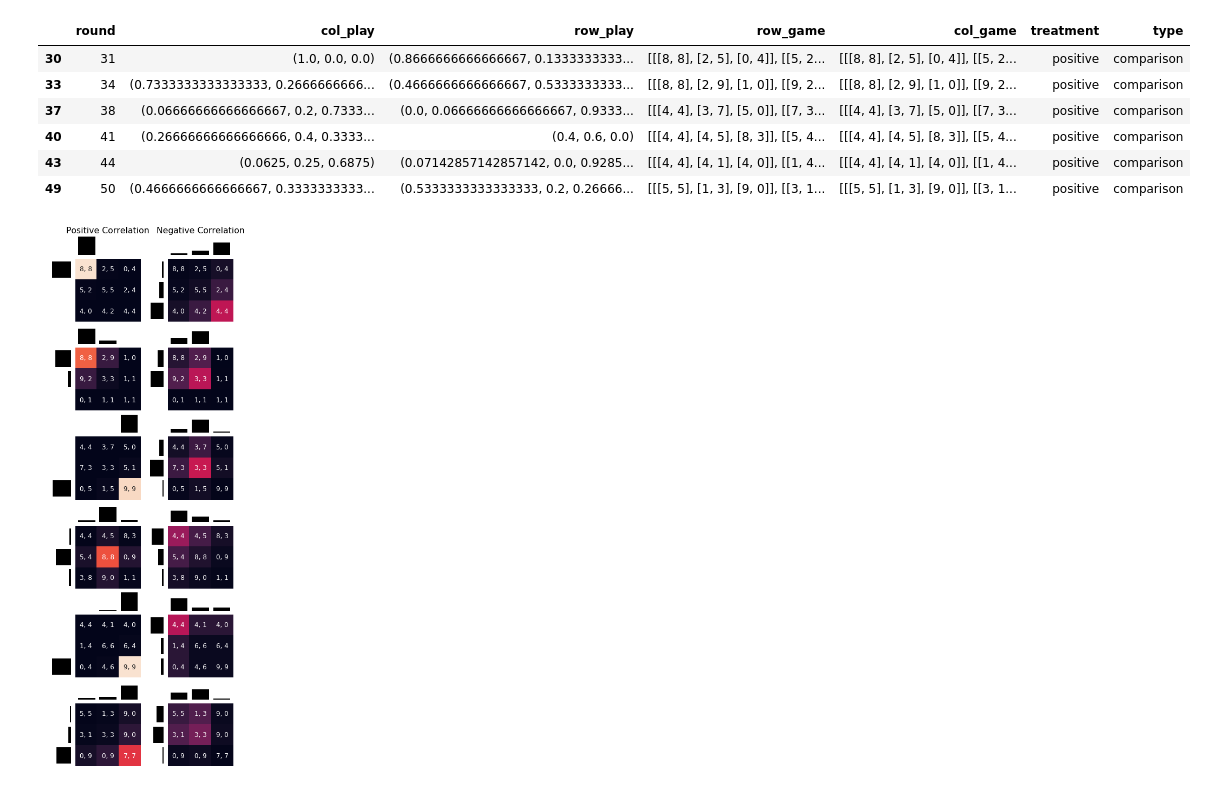
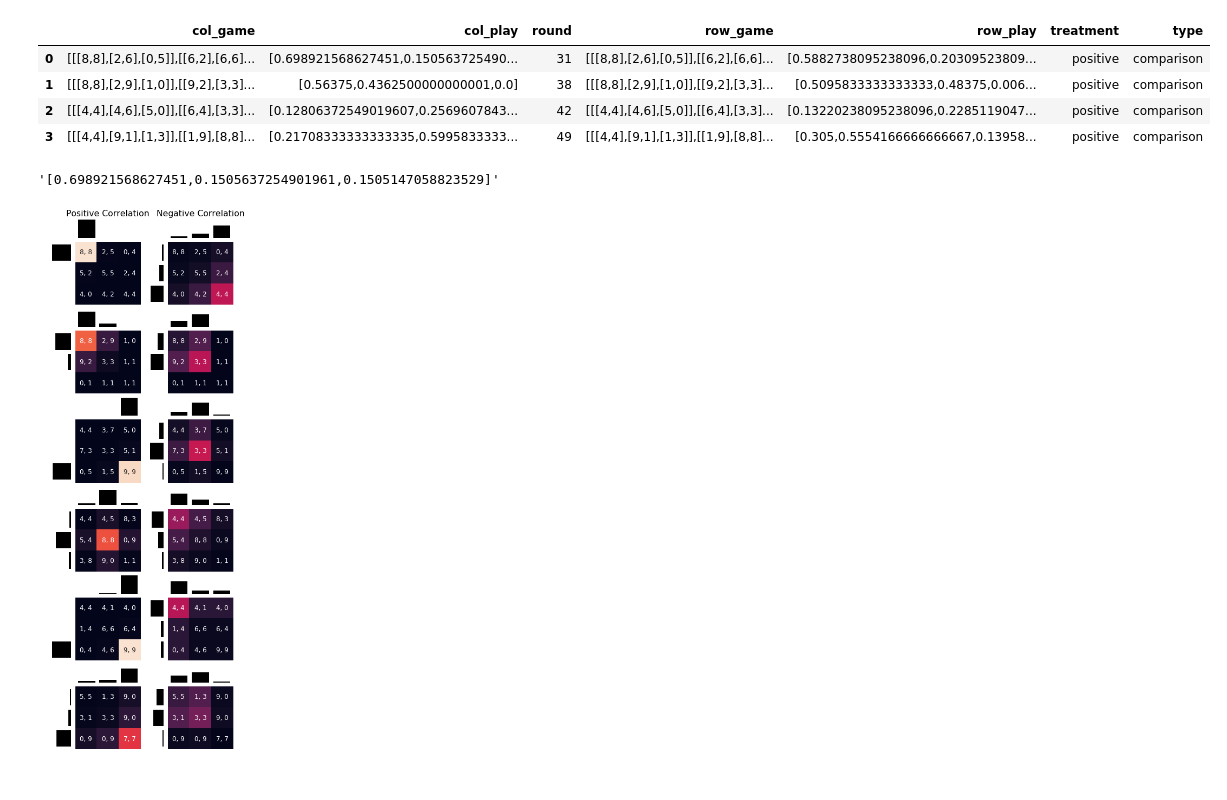
Before and after one commit to fredcallaway/initial-play, a Jupyter notebook: plot_games.ipynb, the cells around one changed output. Cells and saved outputs as stored; diff of their text form; code cells hidden in the pictures.

```diff
--- a/plot_games.ipynb
+++ b/plot_games.ipynb
@@ -14,20 +11,26 @@ The autoreload extension is already loaded. To reload it, use:
 # %%
-negative = pd.read_csv('data/processed/e3jydlve_play_distributions.csv').query('type == "comparison"')
-positive = pd.read_csv('data/processed/nlesp5ss_play_distributions.csv').query('type == "comparison"')
+# negative = pd.read_csv('data/processed/negative/0r4mv5ic_play_distributions.csv').query('type == "comparison"')
+# positive = pd.read_csv('data/processed/positive/8m9ake2l_play_distributions.csv').query('type == "comparison"')
+
+negative = pd.read_csv('results/neg_to_plot.csv')
+positive = pd.read_csv('results/pos_to_plot.csv')
+
 
 from ast import literal_eval
 def array(x):
     return np.array(literal_eval(x))
 
 positive
 # %% [output]
-|  | round | col_play | row_play | row_game | col_game | treatment | type |
-| 30 | 31 | (1.0, 0.0, 0.0) | (0.8666666666666667, 0.1333333333... | [[[8, 8], [2, 5], [0, 4]], [[5, 2... | [[[8, 8], [2, 5], [0, 4]], [[5, 2... | positive | comparison |
-| 33 | 34 | (0.7333333333333333, 0.2666666666... | (0.4666666666666667, 0.5333333333... | [[[8, 8], [2, 9], [1, 0]], [[9, 2... | [[[8, 8], [2, 9], [1, 0]], [[9, 2... | positive | comparison |
-| 37 | 38 | (0.06666666666666667, 0.2, 0.7333... | (0.0, 0.06666666666666667, 0.9333... | [[[4, 4], [3, 7], [5, 0]], [[7, 3... | [[[4, 4], [3, 7], [5, 0]], [[7, 3... | positive | comparison |
-| 40 | 41 | (0.26666666666666666, 0.4, 0.3333... | (0.4, 0.6, 0.0) | [[[4, 4], [4, 5], [8, 3]], [[5, 4... | [[[4, 4], [4, 5], [8, 3]], [[5, 4... | positive | comparison |
-| 43 | 44 | (0.0625, 0.25, 0.6875) | (0.07142857142857142, 0.0, 0.9285... | [[[4, 4], [4, 1], [4, 0]], [[1, 4... | [[[4, 4], [4, 1], [4, 0]], [[1, 4... | positive | comparison |
-| 49 | 50 | (0.4666666666666667, 0.3333333333... | (0.5333333333333333, 0.2, 0.26666... | [[[5, 5], [1, 3], [9, 0]], [[3, 1... | [[[5, 5], [1, 3], [9, 0]], [[3, 1... | positive | comparison |
+|  | col_game | col_play | round | row_game | row_play | treatment | type |
+| 0 | [[[8,8],[2,6],[0,5]],[[6,2],[6,6]... | [0.698921568627451,0.150563725490... | 31 | [[[8,8],[2,6],[0,5]],[[6,2],[6,6]... | [0.5882738095238096,0.20309523809... | positive | comparison |
+| 1 | [[[8,8],[2,9],[1,0]],[[9,2],[3,3]... | [0.56375,0.4362500000000001,0.0] | 38 | [[[8,8],[2,9],[1,0]],[[9,2],[3,3]... | [0.5095833333333333,0.48375,0.006... | positive | comparison |
+| 2 | [[[4,4],[4,6],[5,0]],[[6,4],[3,3]... | [0.12806372549019607,0.2569607843... | 42 | [[[4,4],[4,6],[5,0]],[[6,4],[3,3]... | [0.13220238095238096,0.2285119047... | positive | comparison |
+| 3 | [[[4,4],[9,1],[1,3]],[[1,9],[8,8]... | [0.21708333333333335,0.5995833333... | 49 | [[[4,4],[9,1],[1,3]],[[1,9],[8,8]... | [0.305,0.5554166666666667,0.13958... | positive | comparison |
+# %%
+positive["col_play"].iloc[0]
+# %% [output]
+'[0.698921568627451,0.1505637254901961,0.1505147058823529]'
 # %%
 positive_model = pd.read_csv('results/common_comparison_model.csv')
 negative_model = pd.read_csv('results/competing_comparison_model.csv')
```
Also changed, not shown: parts of 6 cells of this notebook, 35 other files.
